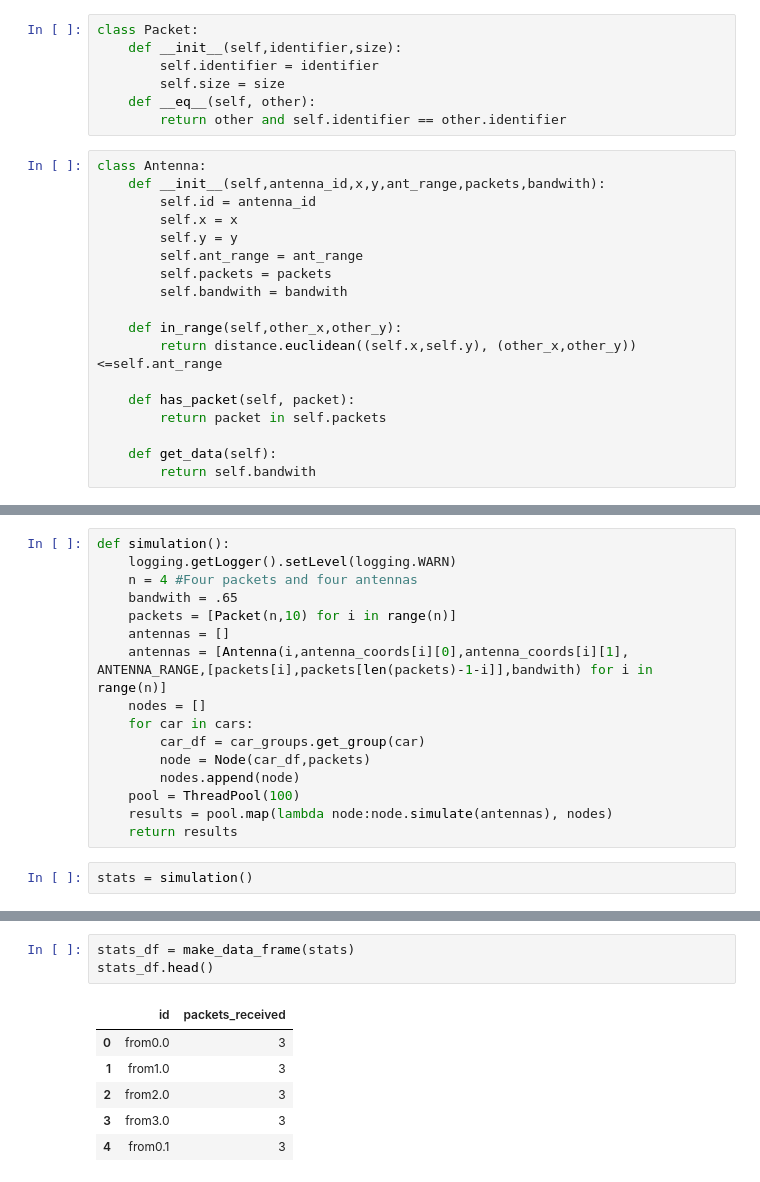
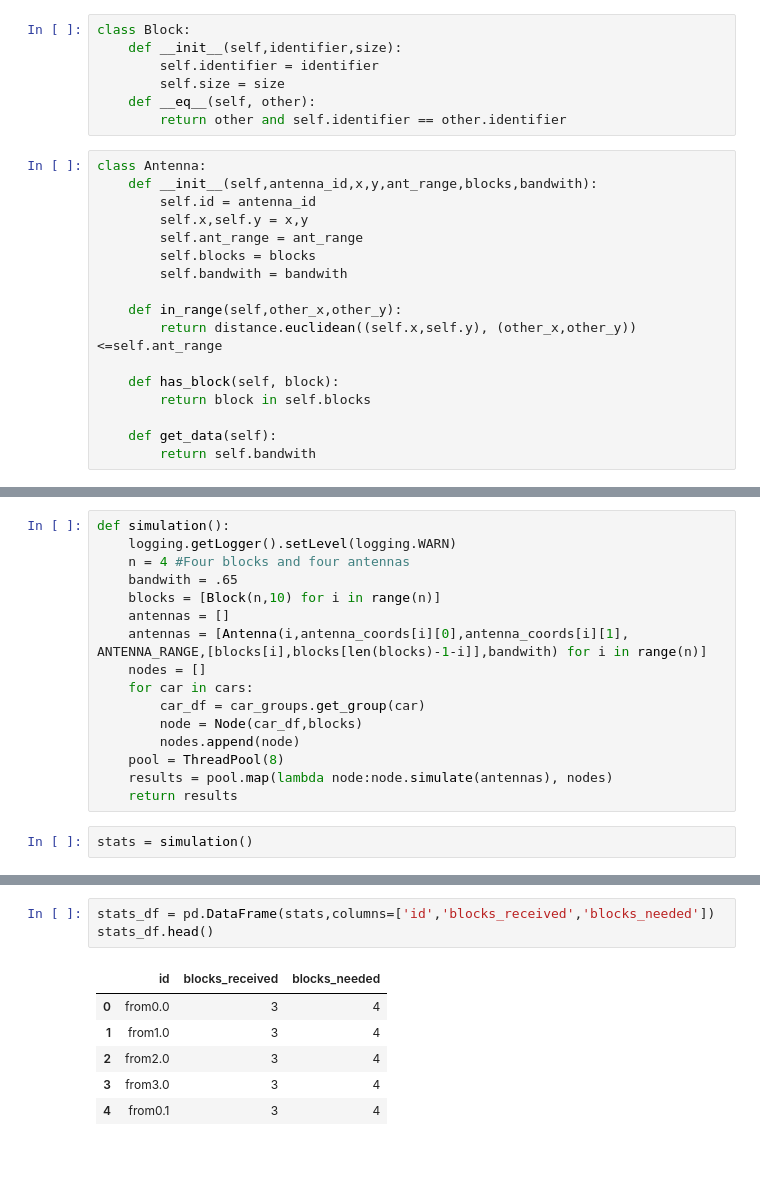
Before and after one commit to JuanMantica123/vanet_simulator, a Jupyter notebook: Vanet_Simulator.ipynb, the cells around one changed output, grey strips where cells are left out. Saved outputs shown, nothing was run; the diff lists cells and outputs as text.

```diff
--- a/Vanet_Simulator.ipynb
+++ b/Vanet_Simulator.ipynb
@@ -84,7 +85,7 @@ plot_antennas(antenna_coords,135,coords_x,coords_y)
 # %% [markdown]
 Now that we have established how we will place the antennas and we have plotted the range of the antennas on the grid, we will establish the data structures used for the simulation
 # %%
-class Packet:
+class Block:
     def __init__(self,identifier,size):
         self.identifier = identifier
         self.size = size
@@ -92,19 +93,18 @@ class Packet:
         return other and self.identifier == other.identifier
 # %%
 class Antenna:
-    def __init__(self,antenna_id,x,y,ant_range,packets,bandwith):
+    def __init__(self,antenna_id,x,y,ant_range,blocks,bandwith):
         self.id = antenna_id
-        self.x = x
-        self.y = y
+        self.x,self.y = x,y
         self.ant_range = ant_range
-        self.packets = packets
+        self.blocks = blocks
         self.bandwith = bandwith
 
     def in_range(self,other_x,other_y):
         return distance.euclidean((self.x,self.y), (other_x,other_y))<=self.ant_range
 
-    def has_packet(self, packet):
-        return packet in self.packets
+    def has_block(self, block):
+        return block in self.blocks
 
     def get_data(self):
         return self.bandwith
@@ -236,17 +229,17 @@ Now that we have tested the simulator thoroughly we will simulate the scenario w
 # %%
 def simulation():
     logging.getLogger().setLevel(logging.WARN)
-    n = 4 #Four packets and four antennas
+    n = 4 #Four blocks and four antennas
     bandwith = .65
-    packets = [Packet(n,10) for i in range(n)]
+    blocks = [Block(n,10) for i in range(n)]
     antennas = []
-    antennas = [Antenna(i,antenna_coords[i][0],antenna_coords[i][1], ANTENNA_RANGE,[packets[i],packets[len(packets)-1-i]],bandwith) for i in range(n)]
+    antennas = [Antenna(i,antenna_coords[i][0],antenna_coords[i][1], ANTENNA_RANGE,[blocks[i],blocks[len(blocks)-1-i]],bandwith) for i in range(n)]
     nodes = []
     for car in cars:
         car_df = car_groups.get_group(car)
-        node = Node(car_df,packets)
+        node = Node(car_df,blocks)
         nodes.append(node)
-    pool = ThreadPool(100)
+    pool = ThreadPool(8)
     results = pool.map(lambda node:node.simulate(antennas), nodes)
     return results
 # %%
@@ -260,10 +247,10 @@ def make_data_frame(stats):
 # %%
-stats_df = make_data_frame(stats)
+stats_df = pd.DataFrame(stats,columns=['id','blocks_received','blocks_needed'])
 stats_df.head()
 # %% [output]
-|  | id | packets_received |
-| 0 | from0.0 | 3 |
-| 1 | from1.0 | 3 |
-| 2 | from2.0 | 3 |
-| 3 | from3.0 | 3 |
-| 4 | from0.1 | 3 |
+|  | id | blocks_received | blocks_needed |
+| 0 | from0.0 | 3 | 4 |
+| 1 | from1.0 | 3 | 4 |
+| 2 | from2.0 | 3 | 4 |
+| 3 | from3.0 | 3 | 4 |
+| 4 | from0.1 | 3 | 4 |
```
Also changed, not shown: parts of 13 cells of this notebook.
